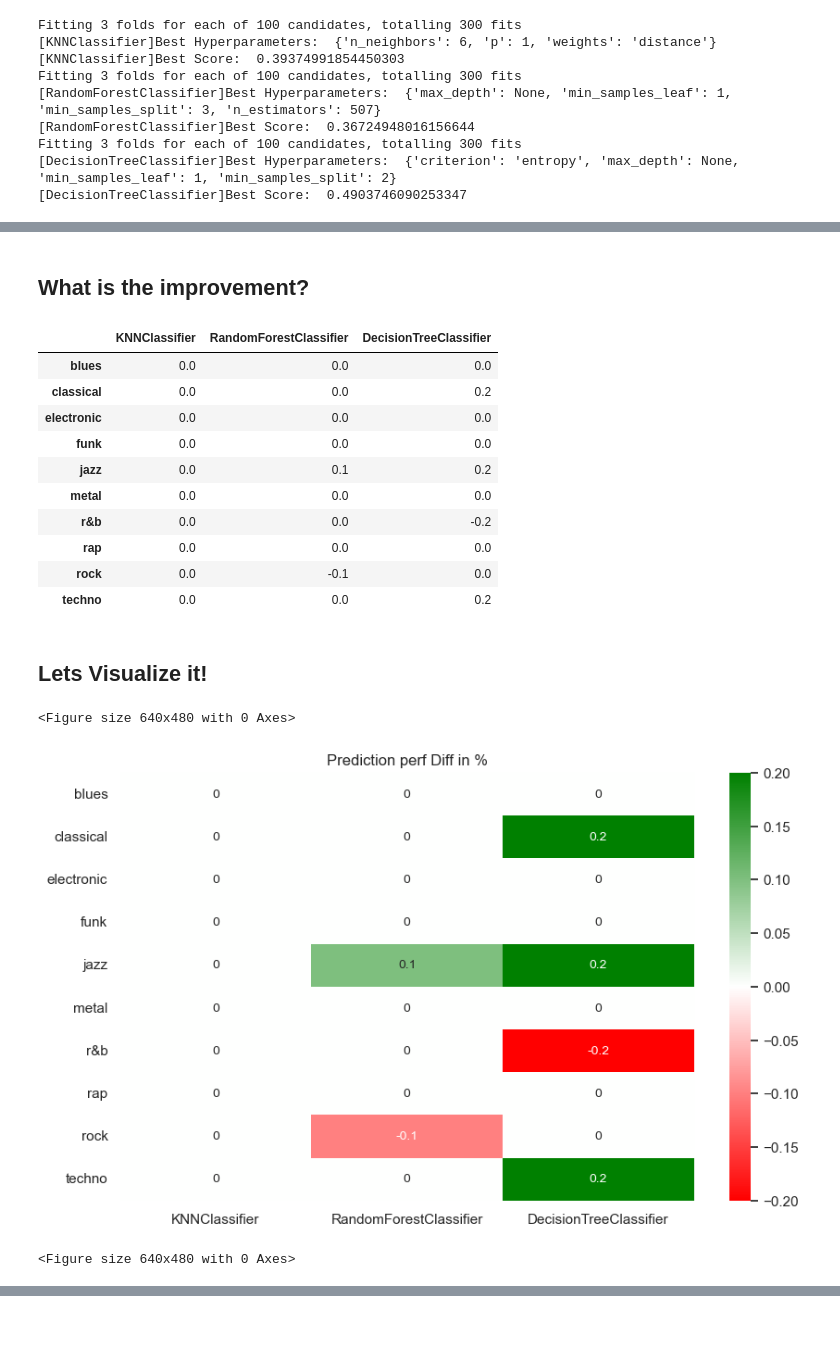
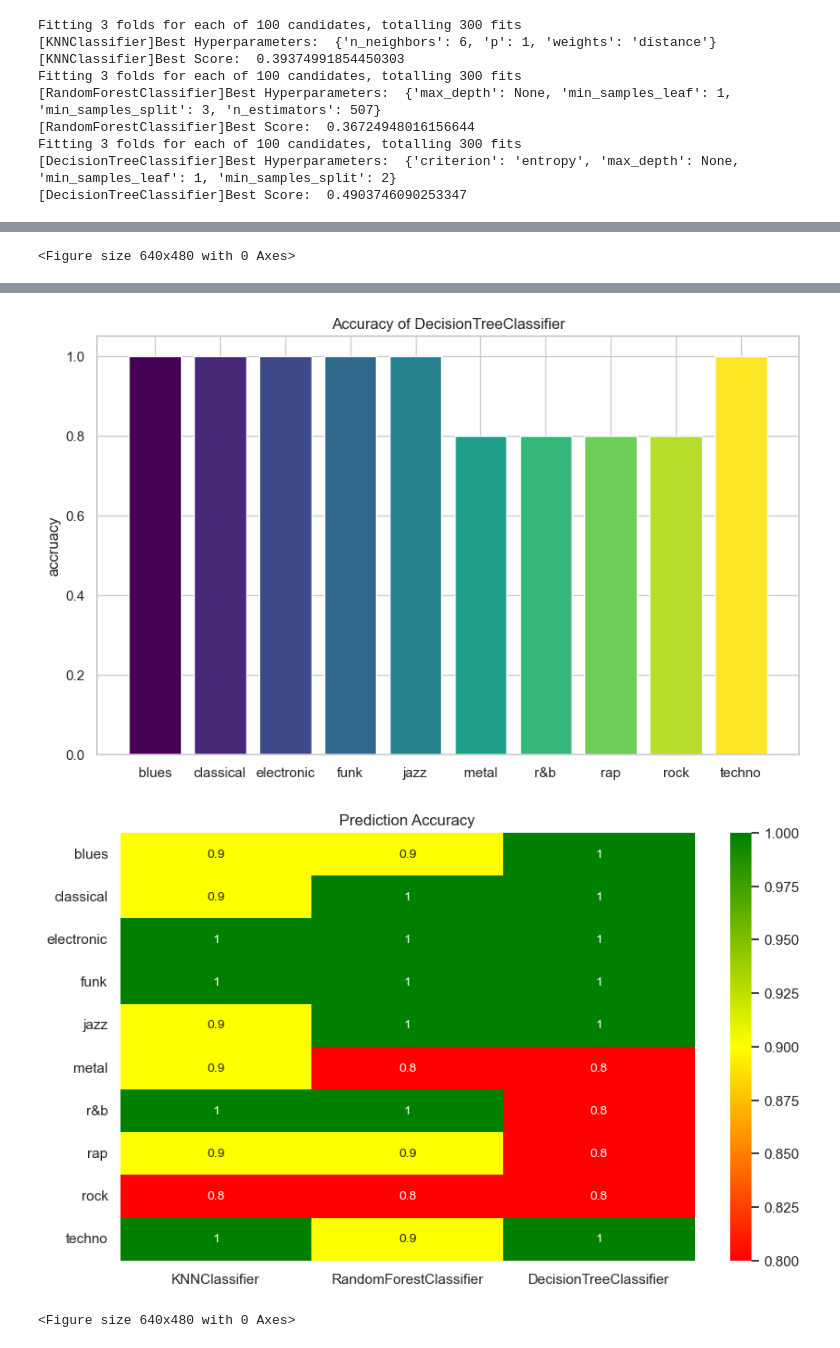
Before and after one commit to alpargur/machine-learning-101, a Jupyter notebook: dev/genre-classification/multiclass classifier 1k.ipynb, the cells around one changed output, grey strips where cells are left out. Drawn from its saved outputs; the diff is of its cells as text; code cells hidden in the pictures.

```diff
--- a/dev/genre-classification/multiclass classifier 1k.ipynb
+++ b/dev/genre-classification/multiclass classifier 1k.ipynb
@@ -354,35 +314,30 @@ plt.figure()
-# %% [markdown]
-## What is the improvement?
-# %%
-heatmap_diff = heatmap_df_optimized - heatmap_df
-heatmap_diff
-# %% [output]
-|  | KNNClassifier | RandomForestClassifier | DecisionTreeClassifier |
-| blues | 0.0 | 0.0 | 0.0 |
-| classical | 0.0 | 0.0 | 0.2 |
-| electronic | 0.0 | 0.0 | 0.0 |
-| funk | 0.0 | 0.0 | 0.0 |
-| jazz | 0.0 | 0.1 | 0.2 |
-| metal | 0.0 | 0.0 | 0.0 |
-| r&b | 0.0 | 0.0 | -0.2 |
-| rap | 0.0 | 0.0 | 0.0 |
-| rock | 0.0 | -0.1 | 0.0 |
-| techno | 0.0 | 0.0 | 0.2 |
-# %% [markdown]
-## Lets Visualize it!
-# %%
-from matplotlib.colors import LinearSegmentedColormap
-fig, ax = plt.subplots(figsize=(10, 6))
-_range = abs(heatmap_diff.max().max() - heatmap_diff.min().min())
-zero_position = np.abs(heatmap_diff.min().min()) / _range
-color_map_list = [(0, 'red'), (zero_position, 'white'), (1.0, "green")]
-
-cmap = LinearSegmentedColormap.from_list('custom_cmap', color_map_list)
-sns.heatmap(heatmap_diff, annot=True, cmap=cmap, annot_kws={'fontsize': 10})
-# Plot data on a logarithmic scale
-plt.title("Prediction perf Diff in %")
-plt.figure()
-# %% [output]
-<Figure size 640x480 with 0 Axes>
-[figure, removed]
-<Figure size 640x480 with 0 Axes>
+# %%
+colormap = plt.cm.get_cmap('viridis', len(y_test.columns))
+data_for_heatmap = {}
+for key in result_rs.keys():
+    prediction = result_rs[key]
+    data_for_heatmap[key] = []
+    _to_display_X = []
+    _to_display_Y = []
+    fig, ax = plt.subplots(figsize=(10, 6))
+    for genre_index in range(len(y_test.columns)):
+        genre = y_test.columns[genre_index]
+        score = accuracy_score(y_test.iloc[genre_index, :], prediction[genre_index, :])
+        _to_display_X += [ genre ]
+        _to_display_Y += [ score ]
+    ax.bar(_to_display_X, _to_display_Y, color=colormap(range(len(y_test.columns))))
+    ax.set_title("Accuracy of "+ key)
+    ax.set_ylabel("accruacy")
+    data_for_heatmap[key] = _to_display_Y
+
+heatmap_df_optimized = pd.DataFrame(data_for_heatmap, columns=result_rs.keys(), index=y_test.keys())
+
+from matplotlib.colors import LinearSegmentedColormap
+fig, ax = plt.subplots(figsize=(10, 6))
+cmap = LinearSegmentedColormap.from_list('RedGreenRed', ['red', 'yellow', 'green'])
+sns.heatmap(heatmap_df_optimized, annot=True, cmap=cmap, annot_kws={'fontsize': 10})
+# Plot data on a logarithmic scale
+plt.title("Prediction Accuracy")
+plt.figure()
+# %% [output]
+<Figure size 640x480 with 0 Axes>
@@ -388,0 +346,3 @@ plt.figure()
+[figure, added]
+[figure, added]
+<Figure size 640x480 with 0 Axes>
```
Also changed, not shown: parts of 17 cells of this notebook.
